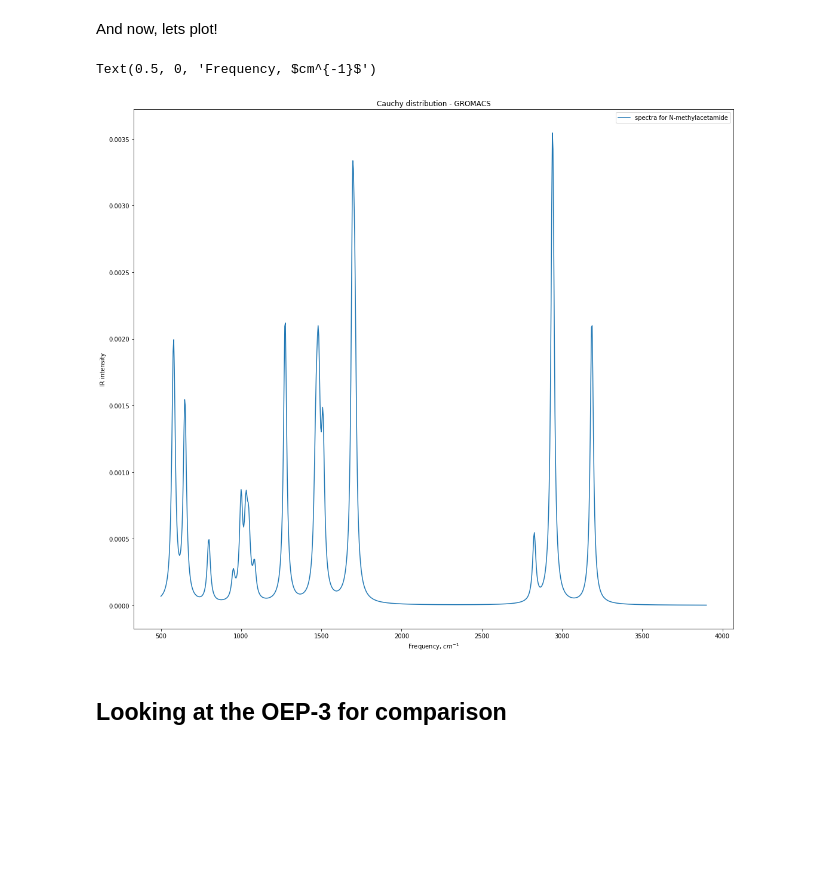
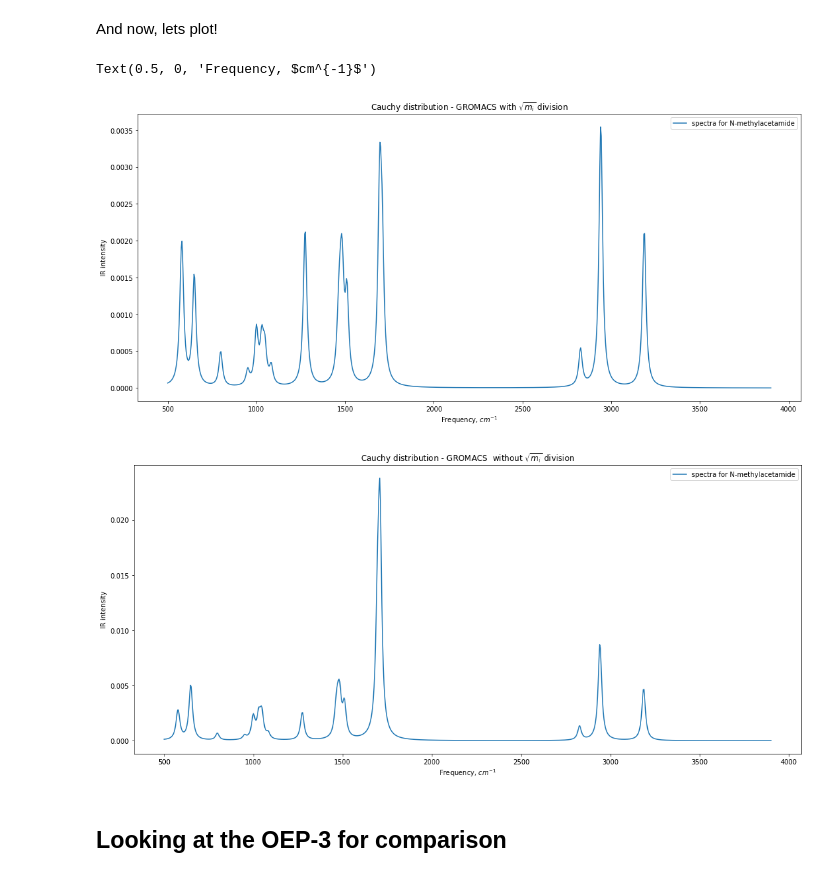
Before and after one commit to dspoel/IR-Spectra, a Jupyter notebook: scripts/calculate_intensity_from_charge_theory_and_example.ipynb, the cells around one changed output. Cells and saved outputs as stored; diff of their text form; code cells hidden in the pictures; blank space fills up the shorter version.

Commit message:
Added calculation without mass division

```diff
--- a/scripts/calculate_intensity_from_charge_theory_and_example.ipynb
+++ b/scripts/calculate_intensity_from_charge_theory_and_example.ipynb
@@ -224,6 +224,7 @@ for i in range(np.size(eigenvectors,0)):
 
 # charges and mass factors
 charge_mass_factors = []
+charges = [] # if we want to do calculations without mass factor
 topol_file = open(path + "topol.top", "r")
 currently_at_properties = False
 header_skipped = False
@@ -234,24 +235,30 @@ for line in topol_file:
     elif currently_at_properties and header_skipped:
         split_line = re.split(" +",line.strip())
         charge_mass_factors.append(float(split_line[6])/math.sqrt(float(split_line[7])))
+        charges.append(float(split_line[6]))
     elif currently_at_properties:
         header_skipped = True
     elif "[ atoms ]" in line:
         currently_at_properties = True
 charge_mass_factors = np.asarray(charge_mass_factors)
+charges = np.asarray(charges)
 # %% [markdown]
 ## Calculate intensities
 
 We are now ready to calculate the intensities based on formula (13), i.e. $$I_{n}=\sum_{k=1}^{3}\left(\sum_{i=1}^{N}\frac{e_{i}}{\sqrt{m_{i}}}A_{I,n}\right)^2$$.
 # %%
 intensities = []
+intensities_without_mass_division = []
 # iterate over eigenvectors
 for n in range(np.size(eigenvectors,0)):
     intensity = 0
+    intensity_without_mass_division = 0
     # iterate over dimensions
     for k in range(3):
         intensity = intensity + (charge_mass_factors.dot(eigenvectors[n][:,k]))**2
+        intensity_without_mass_division = intensity_without_mass_division + (charges.dot(eigenvectors[n][:,k]))**2
     intensities.append(intensity)
+    intensities_without_mass_division.append(intensity_without_mass_division)
 # %% [markdown]
 ## Plot spectrum
 
@@ -271,33 +278,46 @@ And now, lets plot!
 # %%
 start_freq = 500
 stop_freq = 3900
 step_size = 4
 
 v = np.linspace(start_freq,stop_freq,int((stop_freq-start_freq)/step_size)+1)
 c_tot = np.zeros(len(v))
 
 # Set gamma (FWHM); Mott used 24 cm⁻¹
 gamma = 24
 
 # Is the molecule linear?
 molecule_is_linear = False # <--- change this to specify whether the molecule is linear or not
 if molecule_is_linear:
     no_of_non_vibrational = 5
 else:
     no_of_non_vibrational = 6
 
-plt.figure(figsize=(18, 16))
+# plot with mass factor
+plt.figure(figsize=(18, 8))
 for i in range(no_of_non_vibrational,len(eigenfrequencies)):
     c = create_cauchy_distribution(v,eigenfrequencies[i],gamma,intensities[i])
     c_tot = c_tot + c
 plt.plot(v,c_tot,label='spectra for ' + molecule_of_interest)
-plt.title("Cauchy distribution - GROMACS")
+plt.title("Cauchy distribution - GROMACS with $\sqrt{m_{i}}$ division")
 plt.legend(loc='upper right')
 plt.ylabel('IR intensity')
 plt.xlabel('Frequency, $cm^{-1}$')
+
+# plot without mass factor
+plt.figure(figsize=(18, 8))
+for i in range(no_of_non_vibrational,len(eigenfrequencies)):
+    c = create_cauchy_distribution(v,eigenfrequencies[i],gamma,intensities_without_mass_division[i])
+    c_tot = c_tot + c
+plt.plot(v,c_tot,label='spectra for ' + molecule_of_interest)
+plt.title("Cauchy distribution - GROMACS  without $\sqrt{m_{i}}$ division")
+plt.legend(loc='upper right')
+plt.ylabel('IR intensity')
+plt.xlabel('Frequency, $cm^{-1}$')
 # %% [output]
 Text(0.5, 0, 'Frequency, $cm^{-1}$')
-[figure, old version]
+[figure, new version]
+[figure, added]
 # %% [markdown]
 ## Looking at the OEP-3 for comparison
 # %%
```
Also changed, not shown: parts of 1 cell of this notebook.
